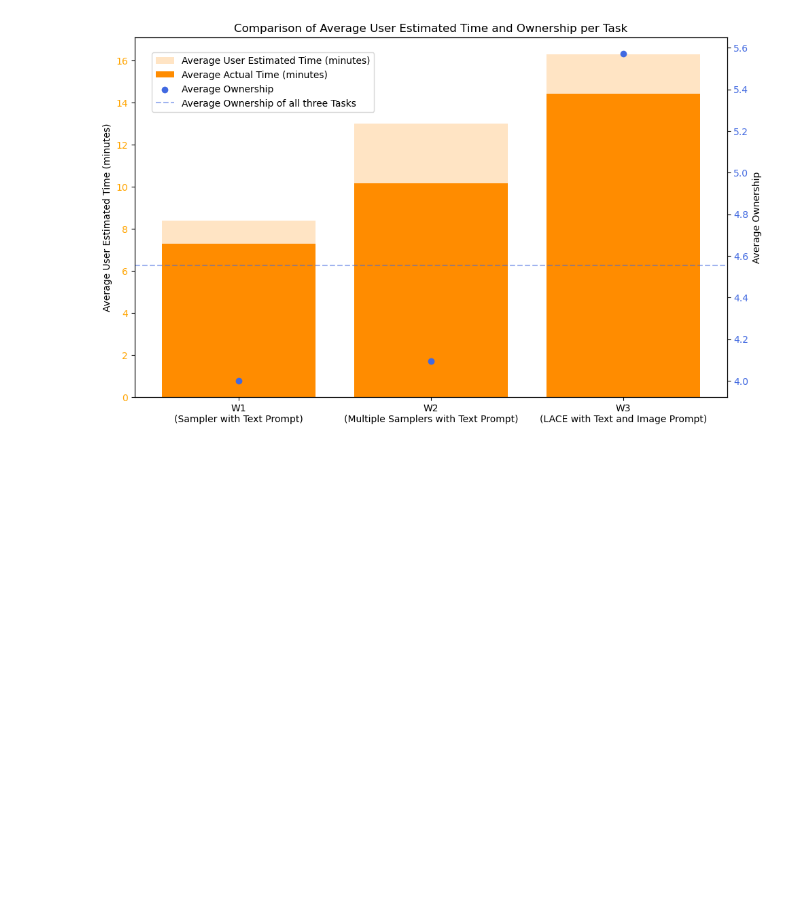
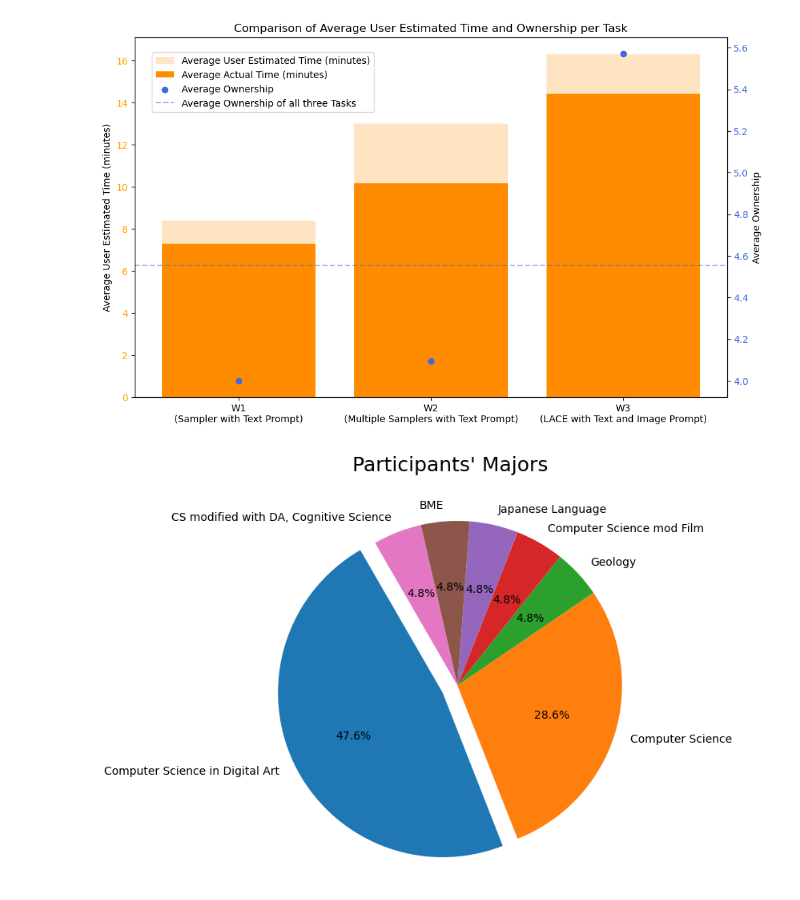
Before and after one commit to iamkaikai/LACE, a Jupyter notebook: analysis/Encoder analysis/plot.ipynb, the cells around one changed output. Saved outputs shown, nothing was run; the diff lists cells and outputs as text; code cells hidden in the pictures; blank space fills up the shorter version.

```diff
--- a/analysis/Encoder analysis/plot.ipynb
+++ b/analysis/Encoder analysis/plot.ipynb
@@ -791,3 +799,21 @@ ax.legend(loc='upper left', bbox_to_anchor=(0, 1))
 
 plt.tight_layout()
 plt.show()
+# %%
+df['Major'] = df['Major'].replace('MSDA', 'Computer Science in Digital Art')
+sizes = df['Major'].value_counts()
+
+# labels should be the index of sizes (unique majors)
+labels = sizes.index
+
+# Adjust explode to match the number of unique majors; explode the first slice for emphasis
+explode = (0.1,) + (0,)*(len(labels)-1)  # Explode the first slice only
+
+plt.figure(figsize=(10, 6))
+plt.pie(sizes, explode=explode, labels=labels, autopct='%1.1f%%', startangle=120)
+plt.axis('equal')  # Ensure it's drawn as a circle
+plt.title('Participants\' Majors', fontsize=18, pad=30)
+plt.subplots_adjust(hspace=0.5)
+plt.show()
+# %% [output]
+[figure, added]
```
Also changed, not shown: parts of 2 cells of this notebook, 5 other files.
